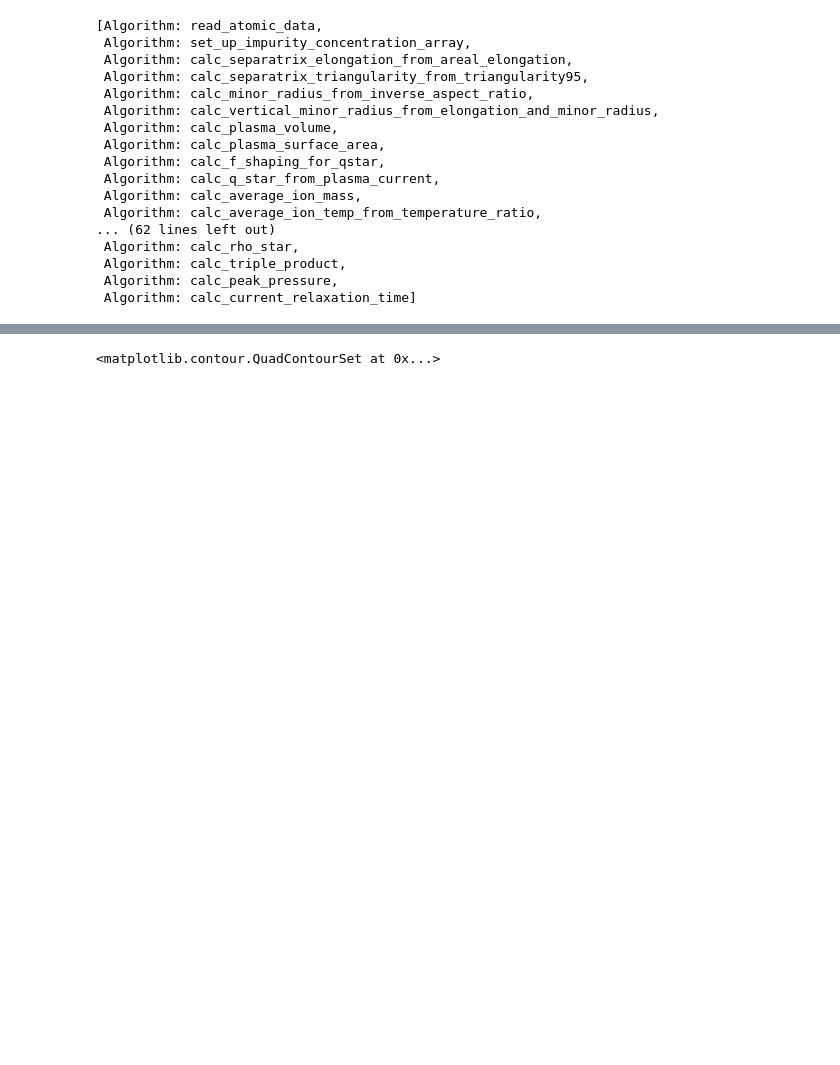
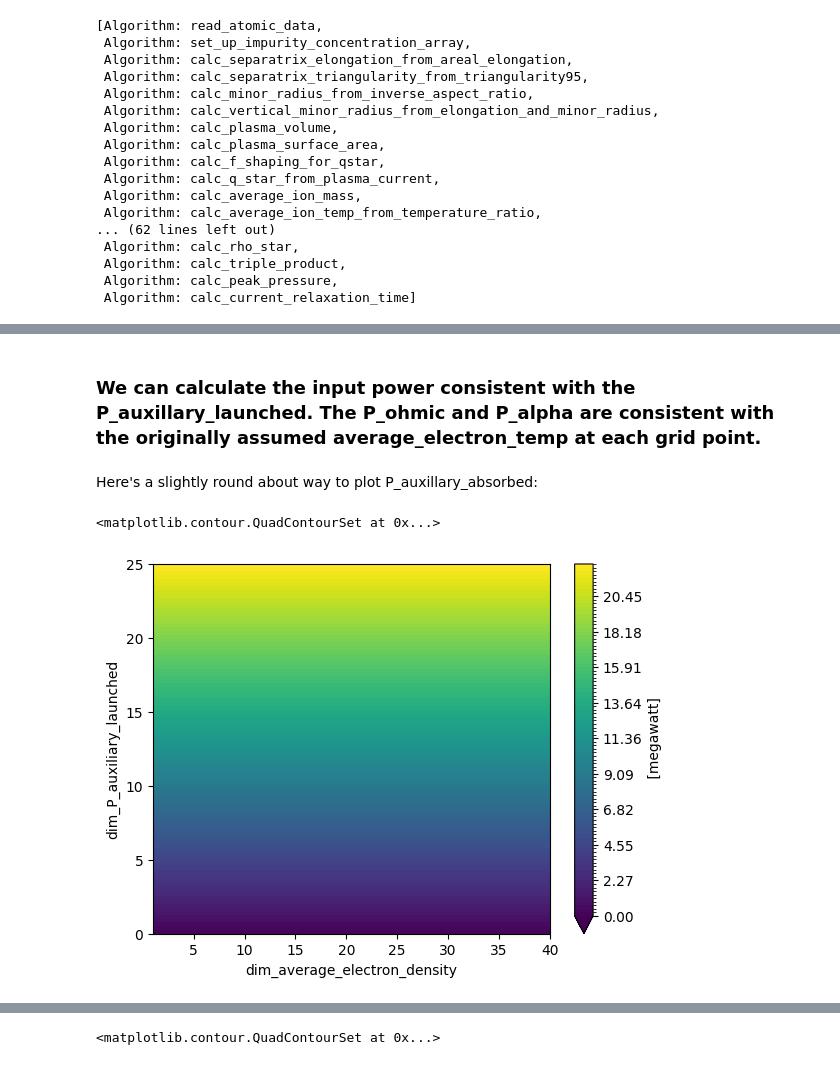
Before and after one commit to AudreySaltzman/cfspopcon, a Jupyter notebook: docs/doc_sources/Paux_ne_POPCON.ipynb, the cells around one changed output, grey strips where cells are left out. Drawn from its saved outputs; the diff is of its cells as text; code cells hidden in the pictures; blank space fills up the shorter version.

```diff
--- a/docs/doc_sources/Paux_ne_POPCON.ipynb
+++ b/docs/doc_sources/Paux_ne_POPCON.ipynb
@@ -67,0 +116,2 @@ ds['P_auxillary_launched'] = xr.DataArray(P_auxes, dims=['dim_average_electron_d
+# %% [markdown]
+### We can calculate the input power consistent with the P_auxillary_launched. The P_ohmic and P_alpha are consistent with the originally assumed average_electron_temp at each grid point.
@@ -67,0 +120,8 @@ ds['P_auxillary_launched'] = xr.DataArray(P_auxes, dims=['dim_average_electron_d
+# %% [markdown]
+Here's a slightly round about way to plot P_auxillary_absorbed:
+# %%
+
+(ds['P_in'] - ds['P_alpha']- ds['P_ohmic']).plot.contourf(levels = 100, vmin = 0)
+# %% [output]
+<matplotlib.contour.QuadContourSet at 0x...>
+[figure, added]
```
Also changed, not shown: parts of 43 cells of this notebook.
